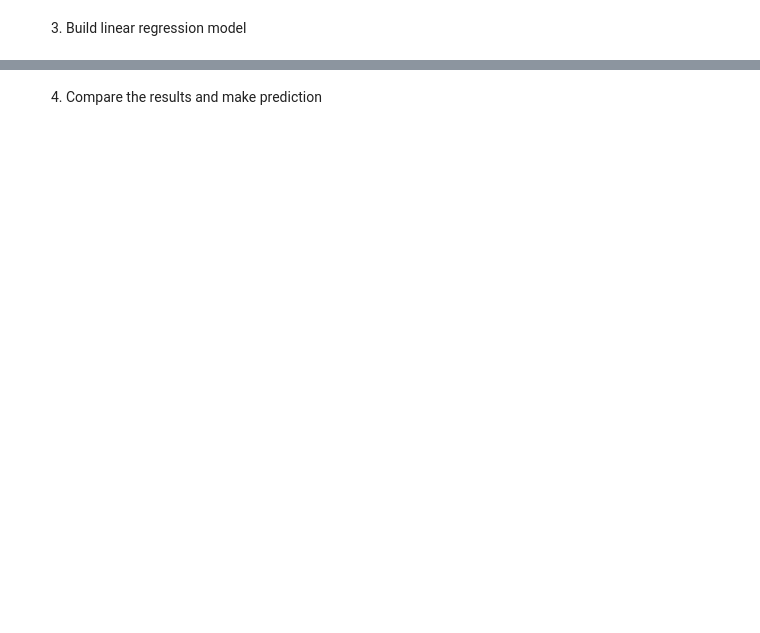
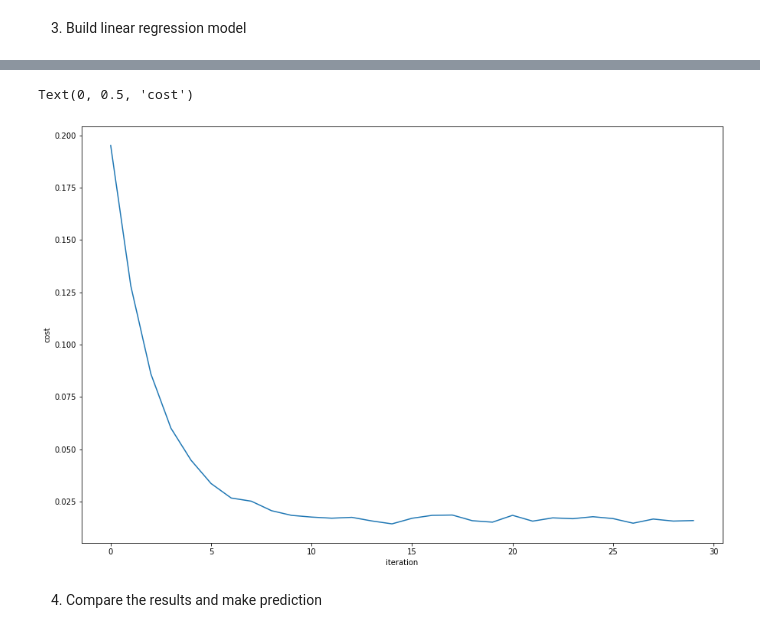
Before and after one commit to nghiavuPrac/AIL_Assignment, a Jupyter notebook: Assignment_1/predict_viewerFeeling.ipynb, the cells around one changed output, grey strips where cells are left out. Cells and saved outputs as stored; diff of their text form; code cells hidden in the pictures; blank space fills up the shorter version.

```diff
--- a/Assignment_1/predict_viewerFeeling.ipynb
+++ b/Assignment_1/predict_viewerFeeling.ipynb
@@ -187,7 +280,7 @@ def create_mini_batches(X, y, batch_size):
 
 
 # function to perform mini-batch gradient descent
-def gradientDescent(X, y, learning_rate = 0.05, batch_size = 500):
+def gradientDescent(X, y, learning_rate = 0.2, batch_size = 500):
     theta = np.zeros((X.shape[1], 1))
     theta_list = []
     cost_list = []
@@ -210,3 +308,12 @@ print("Coeficient: ",theta)
+# %%
+#cost on iteration
+plt.figure(figsize=(15,10))
+plt.plot(cost_list)
+plt.xlabel("iteration")
+plt.ylabel("cost")
+# %% [output]
+Text(0, 0.5, 'cost')
+[figure, added]
 # %% [markdown]
 4. Compare the results and make prediction
 # %%
```
Also changed, not shown: parts of 25 cells of this notebook, 1 other file.
